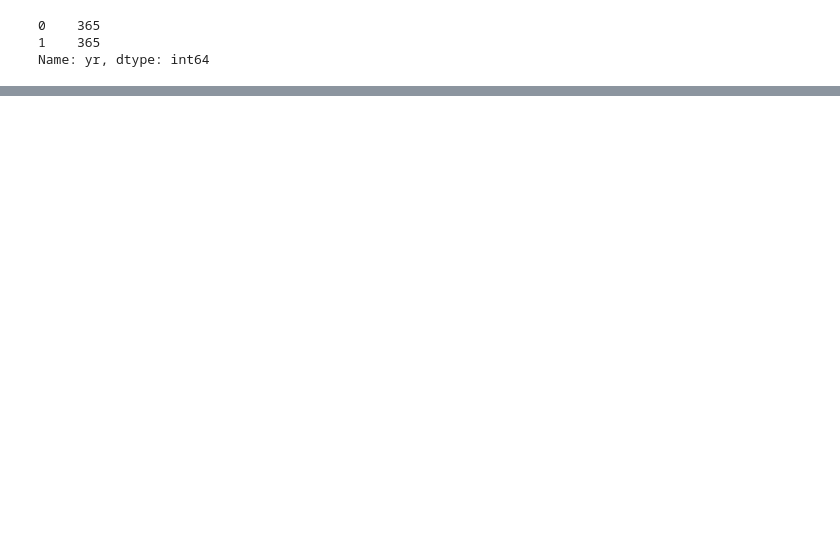
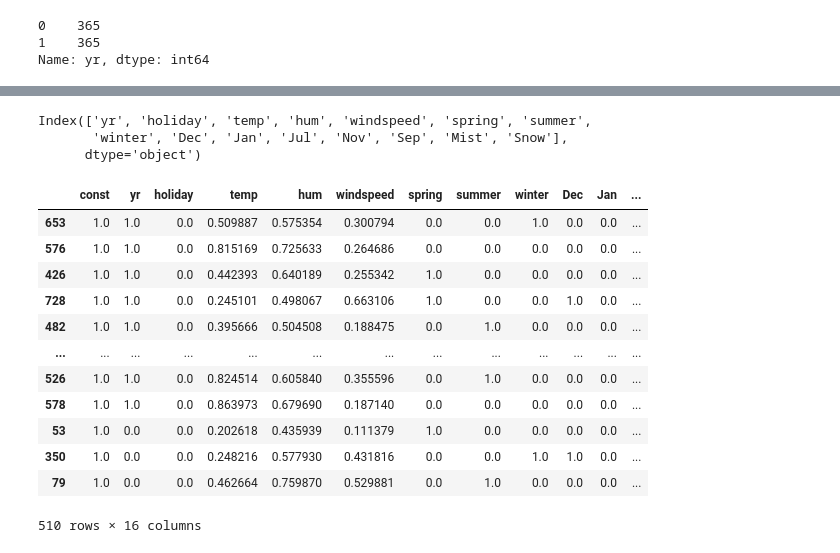
Before and after one commit to MIghtykukulkan/datascience, a Jupyter notebook: machine-learning/linear_assignment.ipynb, the cells around one changed output, grey strips where cells are left out. Drawn from its saved outputs; the diff is of its cells as text; code cells hidden in the pictures; blank space fills up the shorter version.

```diff
--- a/machine-learning/linear_assignment.ipynb
+++ b/machine-learning/linear_assignment.ipynb
@@ -183,0 +258,5 @@ Name: mnth, dtype: int64
+# %%
+#scaling the dataset
+from sklearn.preprocessing import MinMaxScaler
+scaler = MinMaxScaler()
+train[:] = scaler.fit_transform(train[:])
@@ -183,0 +273,11 @@ Name: mnth, dtype: int64
+# %%
+y_train = train.pop('cnt')
+x_train = train
+# %%
+model = LinearRegression()
+#help(model.fit)
+model = model.fit(x_train, y_train)
+
+#RFE -  lets select 15 variables out of 29
+rfe = RFE(model, 15)
+rfe = rfe.fit(x_train, y_train)
@@ -183,0 +304,27 @@ Name: mnth, dtype: int64
+# %%
+col = x_train.columns[rfe.support_]
+col
+# %% [output]
+Index(['yr', 'holiday', 'temp', 'hum', 'windspeed', 'spring', 'summer',
+       'winter', 'Dec', 'Jan', 'Jul', 'Nov', 'Sep', 'Mist', 'Snow'],
+      dtype='object')
+# %%
+x_train_rfe = x_train[col]
+import statsmodels.api as sm
+
+x_train_rfe = sm.add_constant(x_train_rfe)
+x_train_rfe
+# %% [output]
+|  | const | yr | holiday | temp | hum | windspeed | spring | summer | winter | Dec | Jan | ... |
+| 653 | 1.0 | 1.0 | 0.0 | 0.509887 | 0.575354 | 0.300794 | 0.0 | 0.0 | 1.0 | 0.0 | 0.0 | ... |
+| 576 | 1.0 | 1.0 | 0.0 | 0.815169 | 0.725633 | 0.264686 | 0.0 | 0.0 | 0.0 | 0.0 | 0.0 | ... |
+| 426 | 1.0 | 1.0 | 0.0 | 0.442393 | 0.640189 | 0.255342 | 1.0 | 0.0 | 0.0 | 0.0 | 0.0 | ... |
+| 728 | 1.0 | 1.0 | 0.0 | 0.245101 | 0.498067 | 0.663106 | 1.0 | 0.0 | 0.0 | 1.0 | 0.0 | ... |
+| 482 | 1.0 | 1.0 | 0.0 | 0.395666 | 0.504508 | 0.188475 | 0.0 | 1.0 | 0.0 | 0.0 | 0.0 | ... |
+| ... | ... | ... | ... | ... | ... | ... | ... | ... | ... | ... | ... | ... |
+| 526 | 1.0 | 1.0 | 0.0 | 0.824514 | 0.605840 | 0.355596 | 0.0 | 1.0 | 0.0 | 0.0 | 0.0 | ... |
+| 578 | 1.0 | 1.0 | 0.0 | 0.863973 | 0.679690 | 0.187140 | 0.0 | 0.0 | 0.0 | 0.0 | 0.0 | ... |
+| 53 | 1.0 | 0.0 | 0.0 | 0.202618 | 0.435939 | 0.111379 | 1.0 | 0.0 | 0.0 | 0.0 | 0.0 | ... |
+| 350 | 1.0 | 0.0 | 0.0 | 0.248216 | 0.577930 | 0.431816 | 0.0 | 0.0 | 1.0 | 1.0 | 0.0 | ... |
+| 79 | 1.0 | 0.0 | 0.0 | 0.462664 | 0.759870 | 0.529881 | 0.0 | 1.0 | 0.0 | 0.0 | 0.0 | ... |
+510 rows × 16 columns
```
Also changed, not shown: parts of 53 cells of this notebook.
